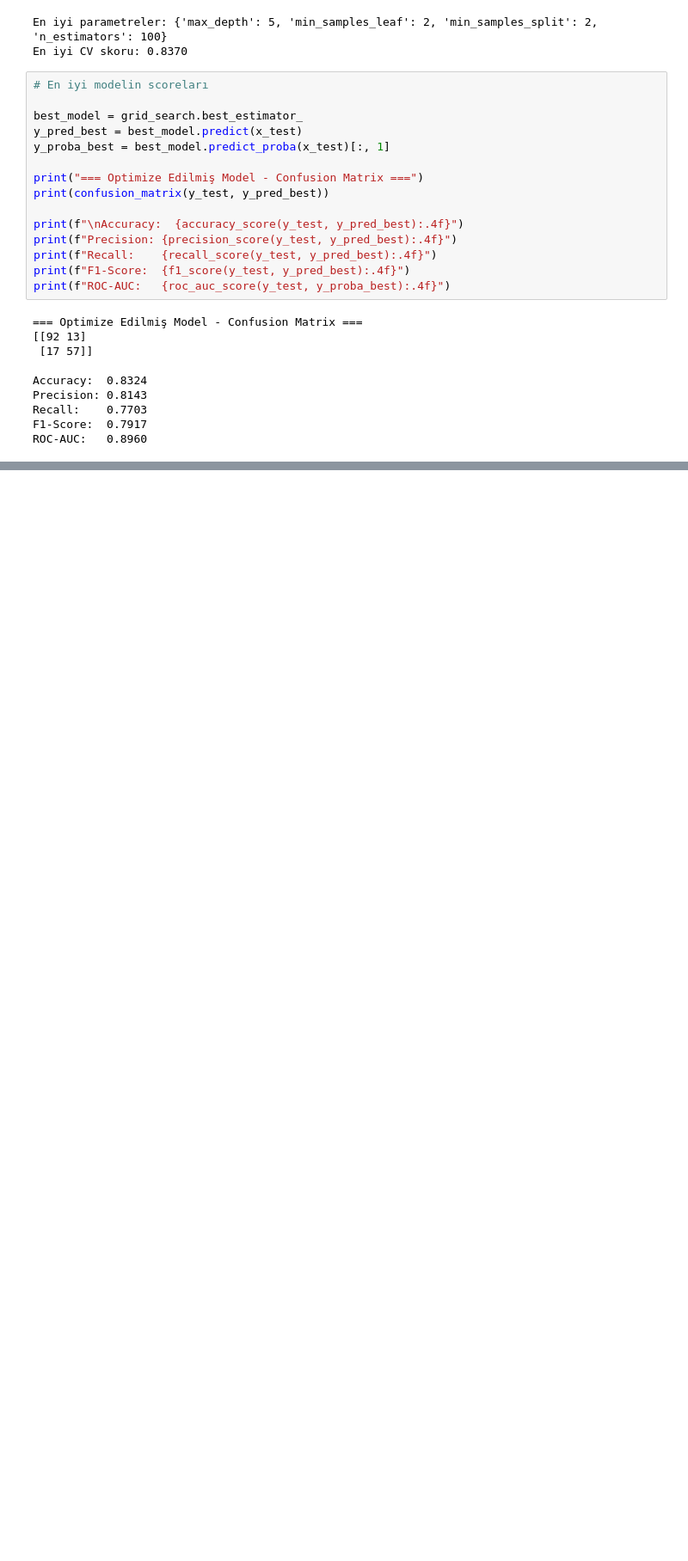
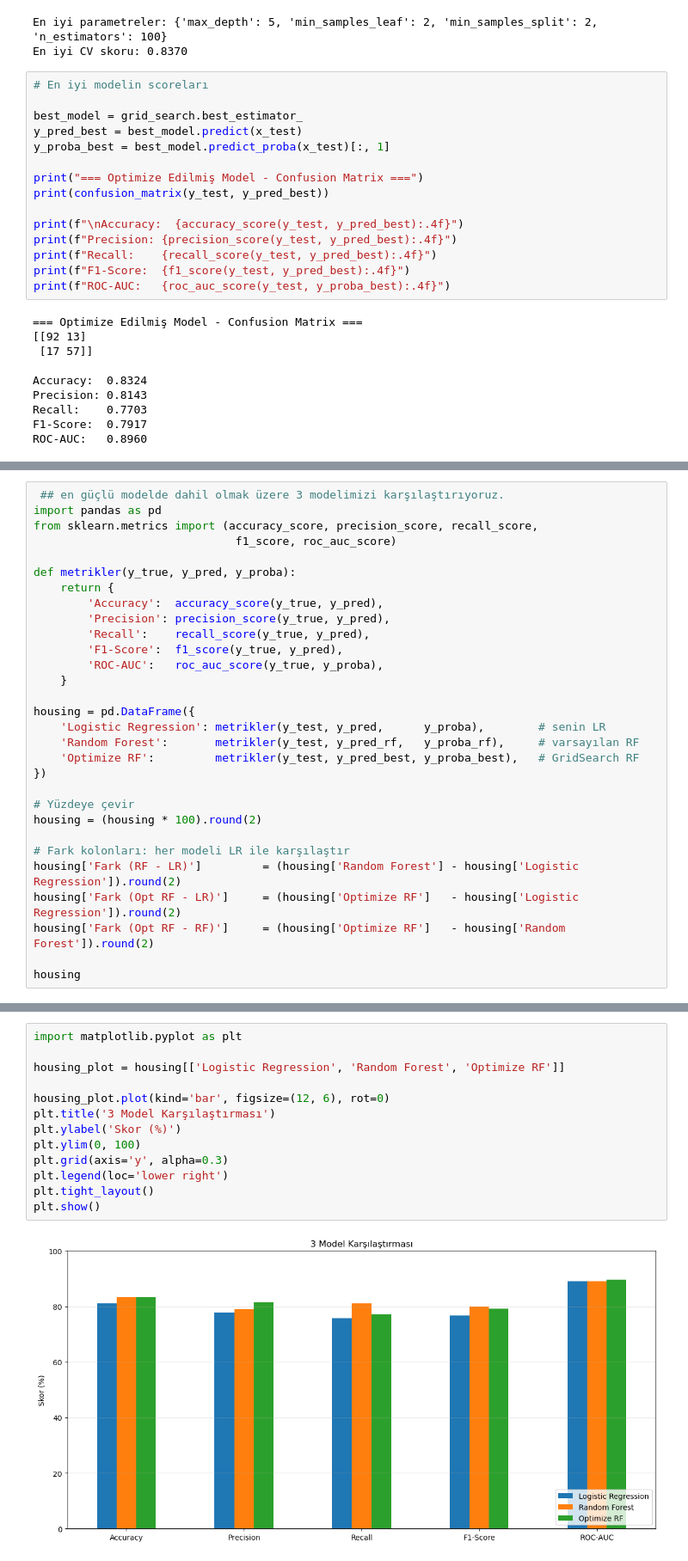
Before and after one commit to enesacarq/titanic-survival-prediction, a Jupyter notebook: titanic_survival_analysis.ipynb, the cells around one changed output, grey strips where cells are left out. Shown at 86% size. Saved outputs shown, nothing was run; the diff lists cells and outputs as text; blank space fills up the shorter version.

Commit message:
add model comparison with three model

```diff
--- a/titanic_survival_analysis.ipynb
+++ b/titanic_survival_analysis.ipynb
@@ -726,0 +729,30 @@ ROC-AUC:   0.8960
+# %%
+ ## en güçlü modelde dahil olmak üzere 3 modelimizi karşılaştırıyoruz.
+import pandas as pd
+from sklearn.metrics import (accuracy_score, precision_score, recall_score,
+                              f1_score, roc_auc_score)
+
+def metrikler(y_true, y_pred, y_proba):
+    return {
+        'Accuracy':  accuracy_score(y_true, y_pred),
+        'Precision': precision_score(y_true, y_pred),
+        'Recall':    recall_score(y_true, y_pred),
+        'F1-Score':  f1_score(y_true, y_pred),
+        'ROC-AUC':   roc_auc_score(y_true, y_proba),
+    }
+
+housing = pd.DataFrame({
+    'Logistic Regression': metrikler(y_test, y_pred,      y_proba),        # senin LR
+    'Random Forest':       metrikler(y_test, y_pred_rf,   y_proba_rf),     # varsayılan RF
+    'Optimize RF':         metrikler(y_test, y_pred_best, y_proba_best),   # GridSearch RF
+})
+
+# Yüzdeye çevir
+housing = (housing * 100).round(2)
+
+# Fark kolonları: her modeli LR ile karşılaştır
+housing['Fark (RF - LR)']         = (housing['Random Forest'] - housing['Logistic Regression']).round(2)
+housing['Fark (Opt RF - LR)']     = (housing['Optimize RF']   - housing['Logistic Regression']).round(2)
+housing['Fark (Opt RF - RF)']     = (housing['Optimize RF']   - housing['Random Forest']).round(2)
+
+housing
@@ -726,0 +766,15 @@ ROC-AUC:   0.8960
+# %%
+import matplotlib.pyplot as plt
+
+housing_plot = housing[['Logistic Regression', 'Random Forest', 'Optimize RF']]
+
+housing_plot.plot(kind='bar', figsize=(12, 6), rot=0)
+plt.title('3 Model Karşılaştırması')
+plt.ylabel('Skor (%)')
+plt.ylim(0, 100)
+plt.grid(axis='y', alpha=0.3)
+plt.legend(loc='lower right')
+plt.tight_layout()
+plt.show()
+# %% [output]
+[figure, added]
```
Also changed, not shown: parts of 2 cells of this notebook.
